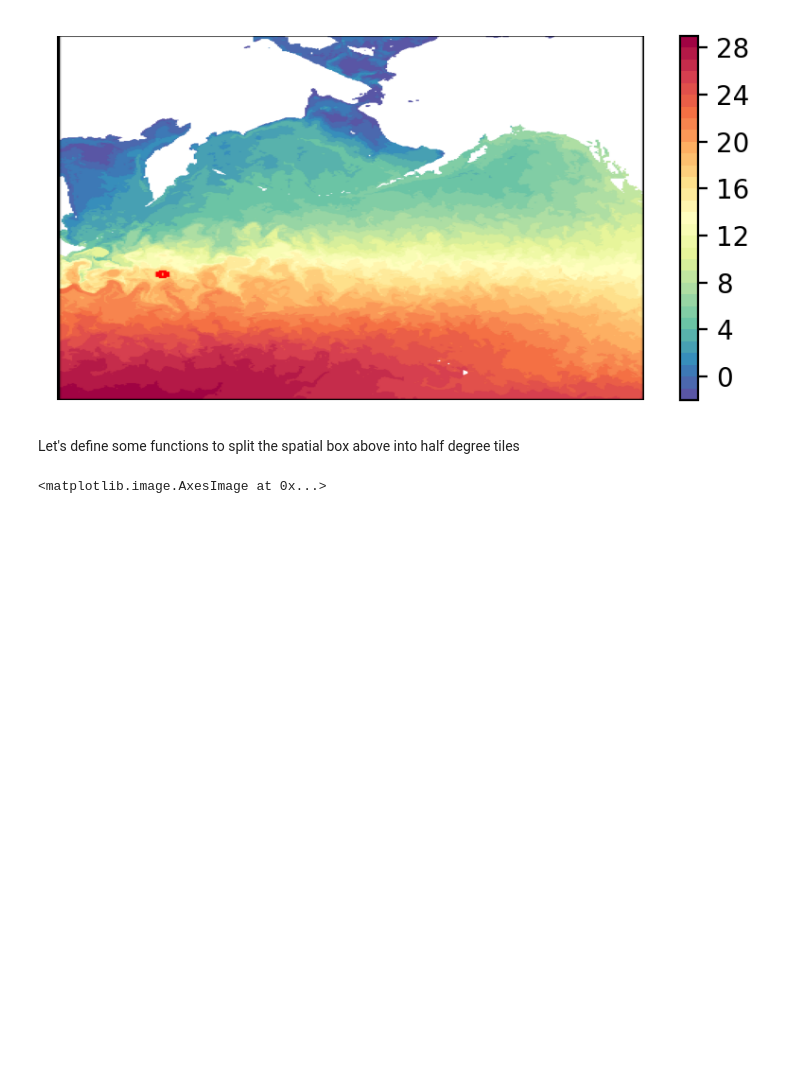
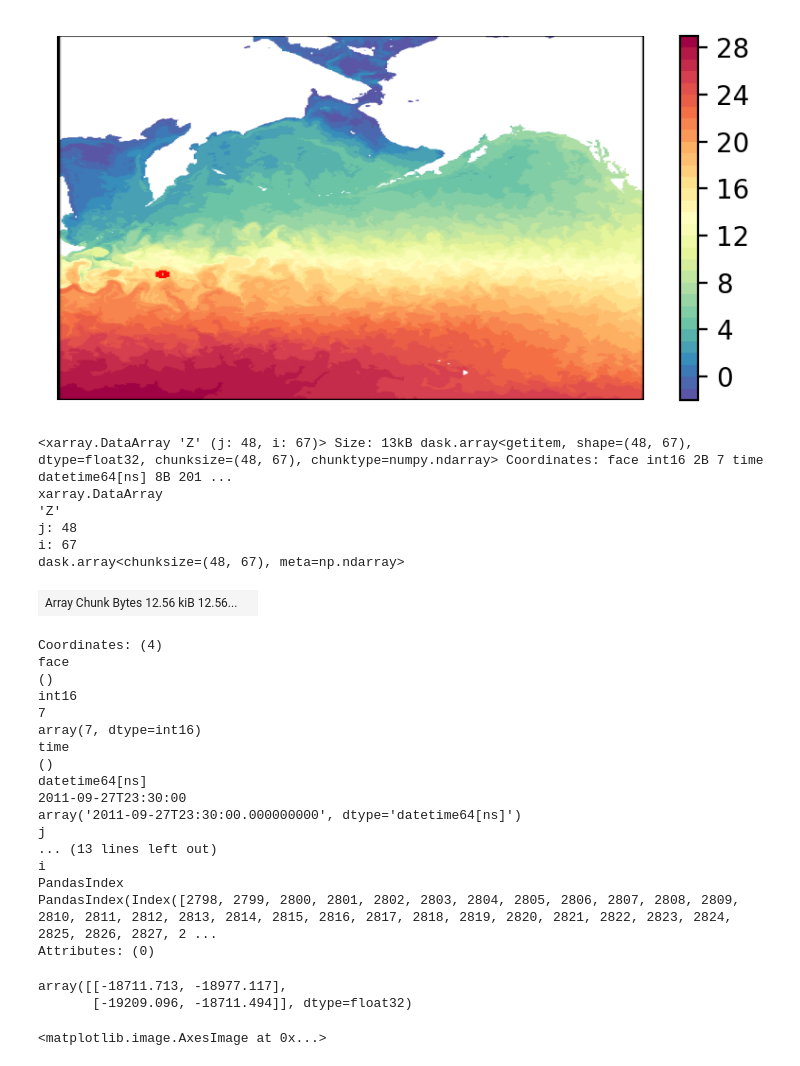
Before and after one commit to GHOpenonic/LLC_ocean_emulator, a Jupyter notebook: high_res_diagnostics/MLD/MLD_grid_testing.ipynb, the cells around one changed output. Cells and saved outputs as stored; diff of their text form; code cells hidden in the pictures; blank space fills up the shorter version.

```diff
--- a/high_res_diagnostics/MLD/MLD_grid_testing.ipynb
+++ b/high_res_diagnostics/MLD/MLD_grid_testing.ipynb
@@ -202,5 +199,52 @@ rotate_axes_90_clockwise(ax)
 plt.show()
 # %% [output]
 [figure]
-# %% [markdown]
-Let's define some functions to split the spatial box above into half degree tiles
+# %%
+# select dims
+llc_box = llc_box[['Salt','Theta','XC','YC','Z','rA']]
+area = llc_box.rA
+# %%
+# code adapted from https://github.com/abodner/submeso_param_net/blob/main/scripts/preprocess_llc4320/preprocess.py
+# reference density
+rho0 = 1025 #kg/m^3
+
+# potential density anomaly
+# with the reference pressure of 0 dbar and ρ0 = 1000 kg m−3
+sigma0 = jmd95numba.rho(llc_box.Salt, llc_box.Theta,0) - rho0
+
+# sigma0 at 10m depth for reference, no broadcasting
+sigma0_10m = sigma0.isel(k=6)
+delta_sigma = sigma0 - sigma0_10m
+
+MLD_pixels = llc_box.Z.broadcast_like(sigma0).where(delta_sigma<=0.03).min(dim="k",skipna=True)
+
+# take temporal averages
+time_window = 24 * 30 # month
+MLD_pixels = MLD_pixels.coarsen(time=time_window, boundary="trim").mean()
+# %%
+MLD_pixels.isel(time=0)
+# %% [output]
+<xarray.DataArray 'Z' (j: 48, i: 67)> Size: 13kB dask.array<getitem, shape=(48, 67), dtype=float32, chunksize=(48, 67), chunktype=numpy.ndarray> Coordinates: face int16 2B 7 time datetime64[ns] 8B 201 ...
+xarray.DataArray
+'Z'
+j: 48
+i: 67
+dask.array<chunksize=(48, 67), meta=np.ndarray>
+| Array Chunk Bytes 12.56 kiB 12.56... |  |
+Coordinates: (4)
+face
+()
+int16
+7
+array(7, dtype=int16)
+time
+()
+datetime64[ns]
+2011-09-27T23:30:00
+array('2011-09-27T23:30:00.000000000', dtype='datetime64[ns]')
+j
+... (13 lines left out)
+i
+PandasIndex
+PandasIndex(Index([2798, 2799, 2800, 2801, 2802, 2803, 2804, 2805, 2806, 2807, 2808, 2809, 2810, 2811, 2812, 2813, 2814, 2815, 2816, 2817, 2818, 2819, 2820, 2821, 2822, 2823, 2824, 2825, 2826, 2827, 2 ...
+Attributes: (0)
@@ -207,3 +272,8 @@ Let's define some functions to split the spatial box above into half degree tile
+# %%
+MLD_tiles.values
+# %% [output]
+array([[-18711.713, -18977.117],
+       [-19209.096, -18711.494]], dtype=float32)
 # %%
 # function to select i-j slices per box by lat/lon boxes
 def i_j_slices(LLC, spacing):
```
Also changed, not shown: parts of 4 cells of this notebook, 3 other files.
